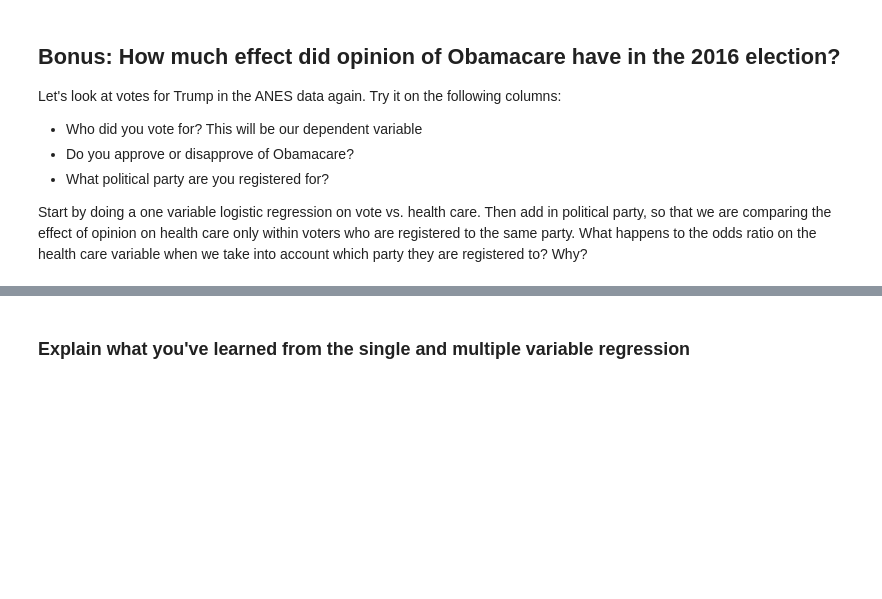
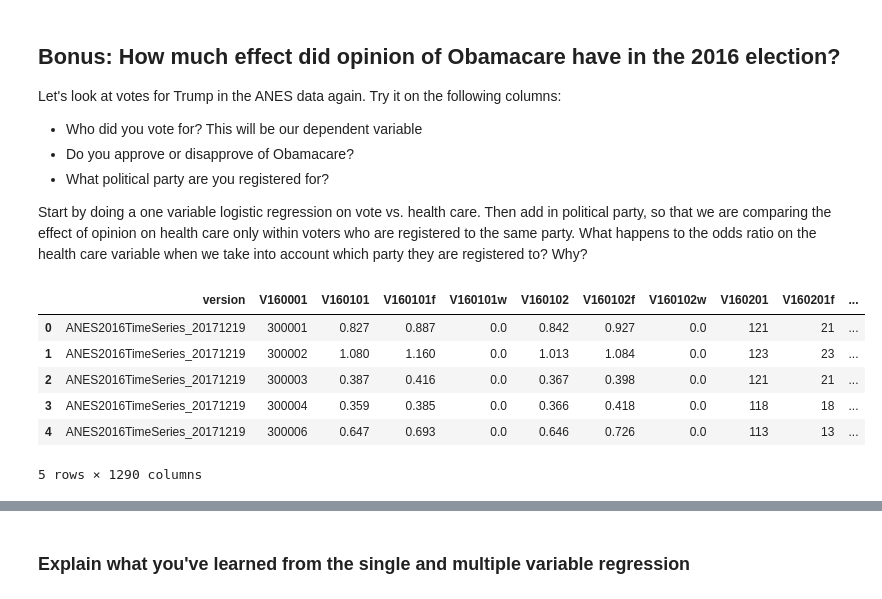
Before and after one commit to xeophin/lede-algorithms, a Jupyter notebook: week-3/week-3-2-homework.ipynb, the cells around one changed output, grey strips where cells are left out. Cells and saved outputs as stored; diff of their text form; code cells hidden in the pictures; blank space fills up the shorter version.

```diff
--- a/week-3/week-3-2-homework.ipynb
+++ b/week-3/week-3-2-homework.ipynb
@@ -147,6 +147,16 @@ health_care_col = 'V161085' # pre-election survey. 1=approve, 2=dissaprove,  neg
 registered_col = 'V161019' # 1=democratic, 2=republican, 3=none, 4=other, negative = not applicable or refused
 # %%
 # load the data and keep only the columns we need
+anes = pd.read_csv('week-3/anes_timeseries_2016_rawdata.csv')
+anes.head()
+# %% [output]
+|  | version | V160001 | V160101 | V160101f | V160101w | V160102 | V160102f | V160102w | V160201 | V160201f | ... |
+| 0 | ANES2016TimeSeries_20171219 | 300001 | 0.827 | 0.887 | 0.0 | 0.842 | 0.927 | 0.0 | 121 | 21 | ... |
+| 1 | ANES2016TimeSeries_20171219 | 300002 | 1.080 | 1.160 | 0.0 | 1.013 | 1.084 | 0.0 | 123 | 23 | ... |
+| 2 | ANES2016TimeSeries_20171219 | 300003 | 0.387 | 0.416 | 0.0 | 0.367 | 0.398 | 0.0 | 121 | 21 | ... |
+| 3 | ANES2016TimeSeries_20171219 | 300004 | 0.359 | 0.385 | 0.0 | 0.366 | 0.418 | 0.0 | 118 | 18 | ... |
+| 4 | ANES2016TimeSeries_20171219 | 300006 | 0.647 | 0.693 | 0.0 | 0.646 | 0.726 | 0.0 | 113 | 13 | ... |
+5 rows × 1290 columns
 # %%
 # throw out all rows where:
 # - didn't vote Dem or GOP
```
Also changed, not shown: parts of 7 cells of this notebook.
